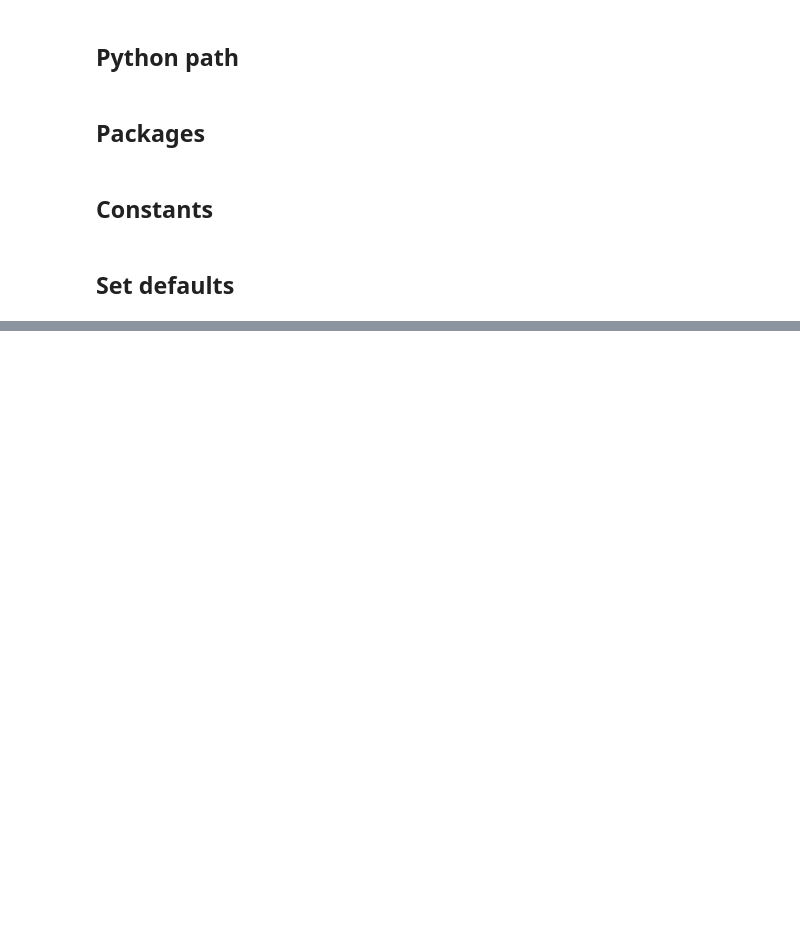
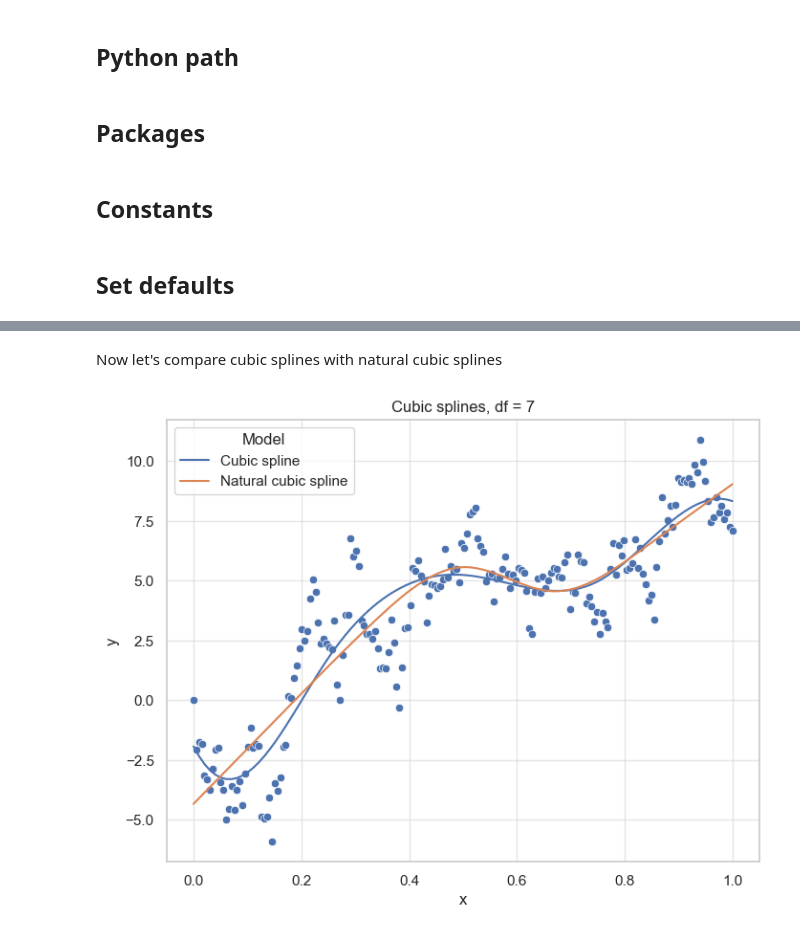
Before and after one commit to chris-leonard/elements-of-statistical-learning, a Jupyter notebook: chapter-8/splines.ipynb, the cells around one changed output, grey strips where cells are left out. Cells and saved outputs as stored; diff of their text form; code cells hidden in the pictures; blank space fills up the shorter version.

```diff
--- a/chapter-8/splines.ipynb
+++ b/chapter-8/splines.ipynb
@@ -44,0 +316,19 @@ sns.scatterplot(sample_data, x="x", y="y",ax=ax);
+# %% [markdown]
+Now let's compare cubic splines with natural cubic splines
+# %%
+fig, ax = plt.subplots(figsize=(8, 6))
+
+sns.scatterplot(sample_data, x="x", y="y", ax=ax)
+
+x_plot = np.linspace(x.min(), x.max(), 100)
+
+cubic_spline_model = make_cubic_spline_model(x, y, df=7, boundary_condition=None)
+ax.plot(x_plot, cubic_spline_model.predict(x_plot.reshape(-1, 1)), label="Cubic spline")
+
+natural_cubic_spline_model = make_cubic_spline_model(x, y, df=7, boundary_condition="natural")
+ax.plot(x_plot, natural_cubic_spline_model.predict(x_plot.reshape(-1, 1)), label="Natural cubic spline")
+
+ax.set_title("Cubic splines, df = 7")
+ax.legend(title="Model");
+# %% [output]
+[figure, added]
```
Also changed, not shown: parts of 62 cells of this notebook, 1 other file.
